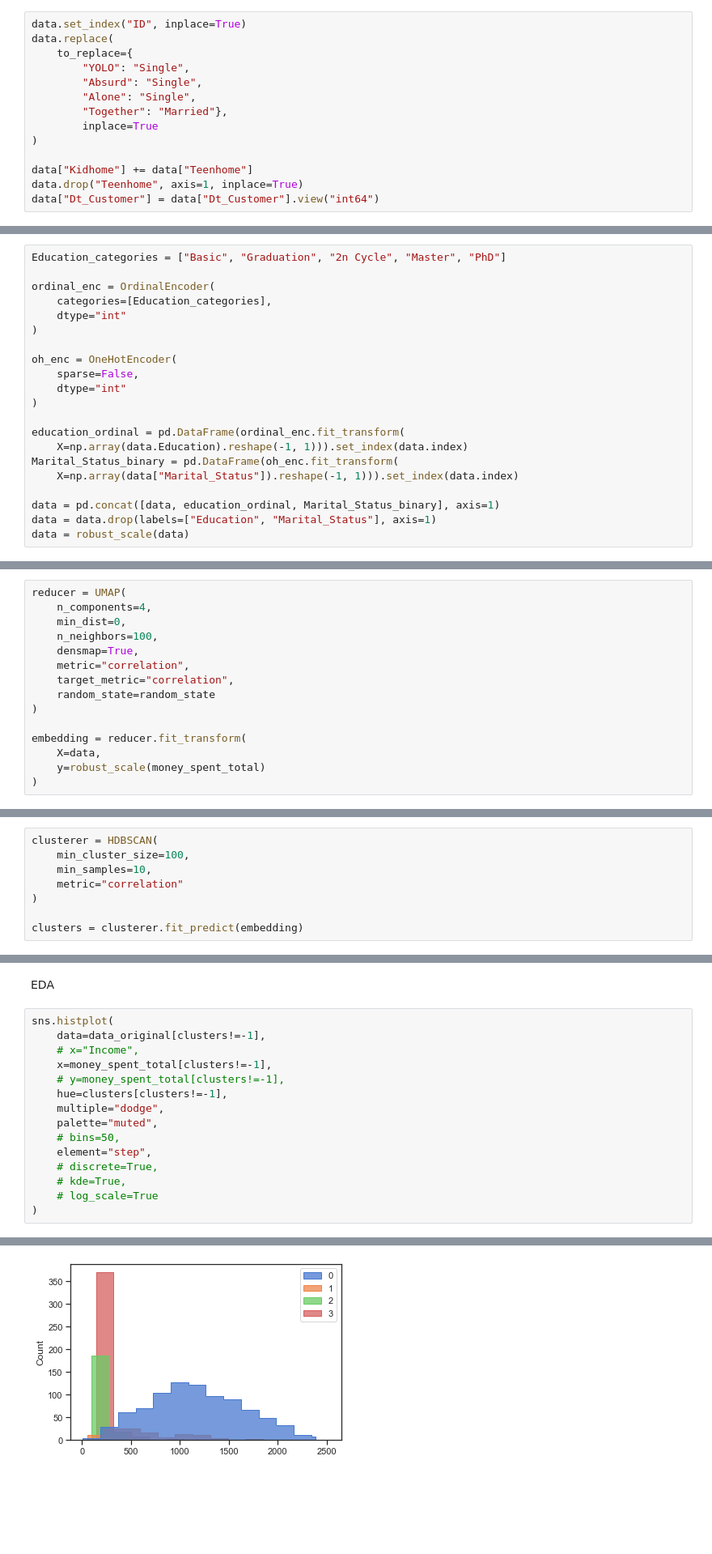
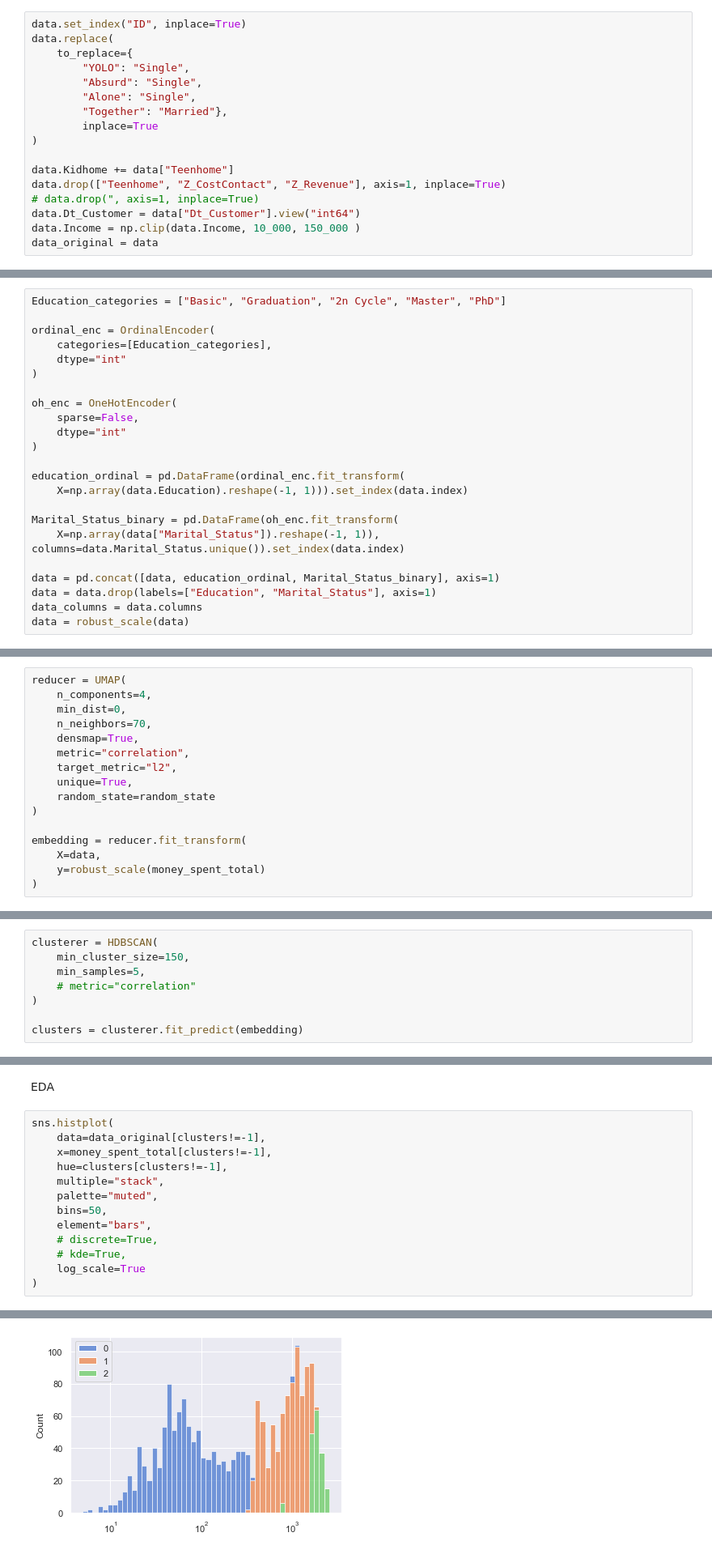
Before and after one commit to SandroMartens/sturdy-bassoon, a Jupyter notebook: kundenanalyse/analyse.ipynb, the cells around one changed output, grey strips where cells are left out. Shown: that part at 81% size. Cells and saved outputs as stored; diff of their text form; blank space fills up the shorter version.

```diff
--- a/kundenanalyse/analyse.ipynb
+++ b/kundenanalyse/analyse.ipynb
@@ -39,9 +38,12 @@ data.replace(
         inplace=True
 )
 
-data["Kidhome"] += data["Teenhome"]
-data.drop("Teenhome", axis=1, inplace=True)
-data["Dt_Customer"] = data["Dt_Customer"].view("int64")
+data.Kidhome += data["Teenhome"]
+data.drop(["Teenhome", "Z_CostContact", "Z_Revenue"], axis=1, inplace=True)
+# data.drop(", axis=1, inplace=True)
+data.Dt_Customer = data["Dt_Customer"].view("int64")
+data.Income = np.clip(data.Income, 10_000, 150_000 )
+data_original = data
 # %% [markdown]
 Calculate total amount of money spent
 # %%
@@ -70,11 +72,13 @@ oh_enc = OneHotEncoder(
 
 education_ordinal = pd.DataFrame(ordinal_enc.fit_transform(
     X=np.array(data.Education).reshape(-1, 1))).set_index(data.index)
+
 Marital_Status_binary = pd.DataFrame(oh_enc.fit_transform(
-    X=np.array(data["Marital_Status"]).reshape(-1, 1))).set_index(data.index)
+    X=np.array(data["Marital_Status"]).reshape(-1, 1)), columns=data.Marital_Status.unique()).set_index(data.index)
 
 data = pd.concat([data, education_ordinal, Marital_Status_binary], axis=1)
 data = data.drop(labels=["Education", "Marital_Status"], axis=1)
+data_columns = data.columns
 data = robust_scale(data)
 # %% [markdown]
 Map to two dimensions
@@ -82,10 +86,11 @@ Map to two dimensions
 reducer = UMAP(
     n_components=4,
     min_dist=0,
-    n_neighbors=100,
+    n_neighbors=70,
     densmap=True,
     metric="correlation",
-    target_metric="correlation",
+    target_metric="l2",
+    unique=True,
     random_state=random_state
 )
 
@@ -111,9 +116,9 @@ sns.scatterplot(
 Unsupervised clustering
 # %%
 clusterer = HDBSCAN(
-    min_cluster_size=100,
-    min_samples=10,
-    metric="correlation"
+    min_cluster_size=150,
+    min_samples=5,
+    # metric="correlation"
 )
 
 clusters = clusterer.fit_predict(embedding)
@@ -138,18 +143,16 @@ EDA
 # %%
 sns.histplot(
     data=data_original[clusters!=-1],
-    # x="Income",
     x=money_spent_total[clusters!=-1],
-    # y=money_spent_total[clusters!=-1],
     hue=clusters[clusters!=-1],
-    multiple="dodge",
+    multiple="stack",
     palette="muted",
-    # bins=50,
-    element="step",
+    bins=50,
+    element="bars",
     # discrete=True,
     # kde=True,
-    # log_scale=True
+    log_scale=True
 )
 # %% [output]
 <AxesSubplot:ylabel='Count'>
-[figure, old version]
+[figure, new version]
```
Also changed, not shown: parts of 7 cells of this notebook, 2 other files.
